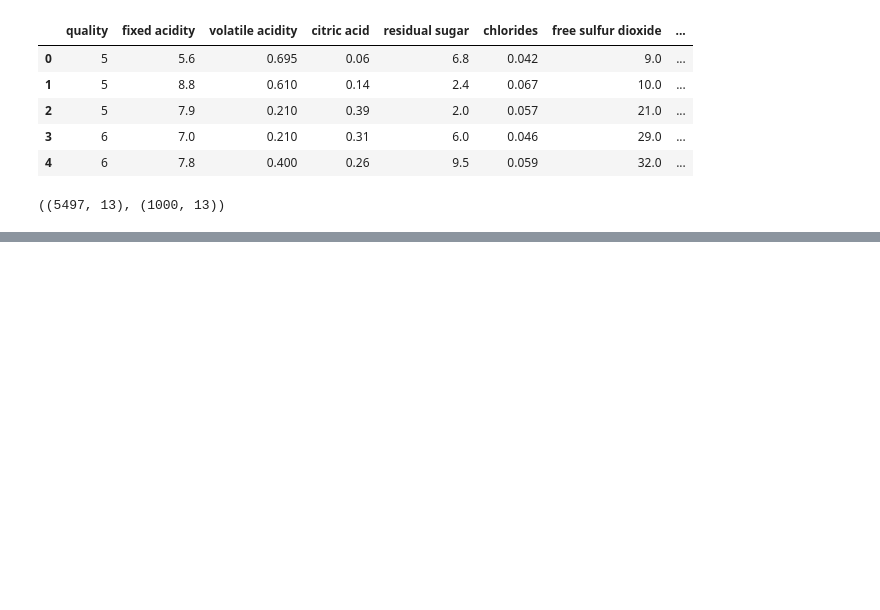
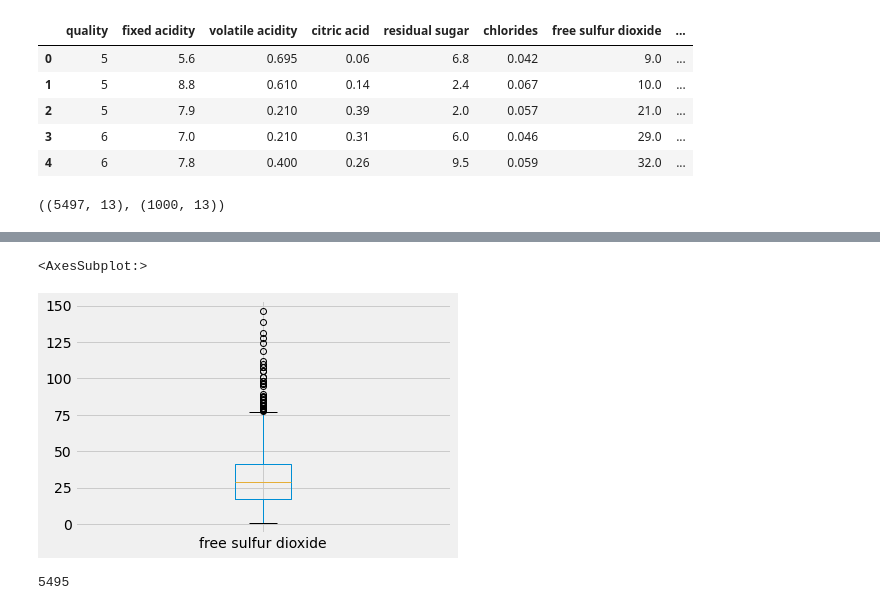
Before and after one commit to cagongman/wine_quality_classification, a Jupyter notebook: wine_quality_base.ipynb, the cells around one changed output, grey strips where cells are left out. Drawn from its saved outputs; the diff is of its cells as text; code cells hidden in the pictures; blank space fills up the shorter version.

```diff
--- a/wine_quality_base.ipynb
+++ b/wine_quality_base.ipynb
@@ -337,0 +151,9 @@ print(rf.feature_importances_)
+# %%
+train_drop.boxplot(column=['free sulfur dioxide'])
+# %% [output]
+<AxesSubplot:>
+[figure, added]
+# %%
+len(df_drop)
+# %% [output]
+5495
```
Also changed, not shown: parts of 62 cells of this notebook, 5 other files.
